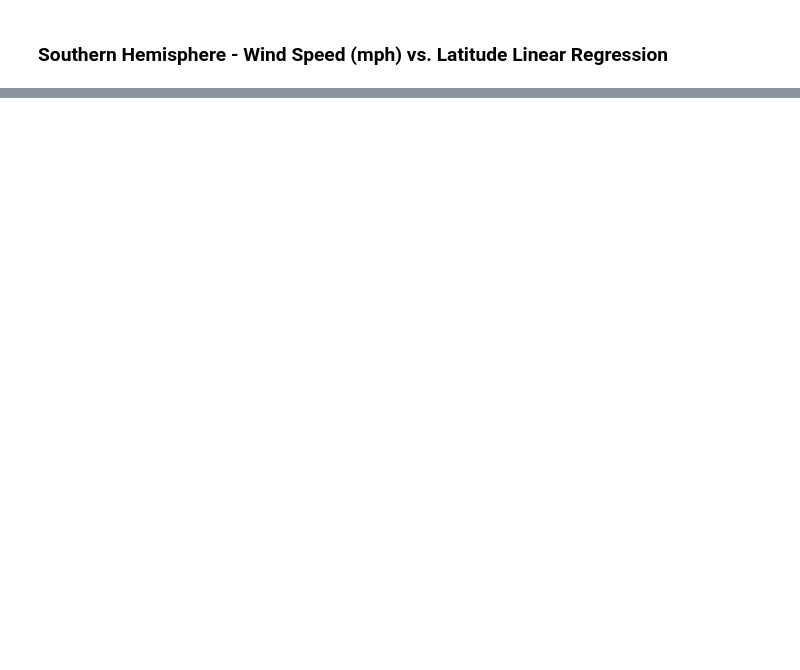
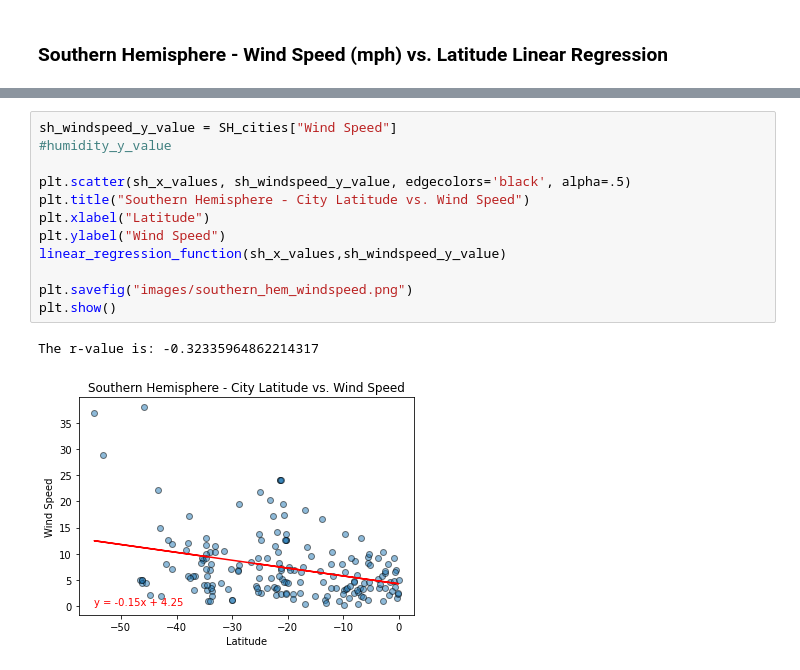
Before and after one commit to sir-omoreno/python-api-challenge, a Jupyter notebook: WeatherPy.ipynb, the cells around one changed output, grey strips where cells are left out. Saved outputs shown, nothing was run; the diff lists cells and outputs as text; blank space fills up the shorter version.

```diff
--- a/WeatherPy.ipynb
+++ b/WeatherPy.ipynb
@@ -486,0 +447,15 @@ The r-value is: 0.017128274759839232
+# %%
+sh_windspeed_y_value = SH_cities["Wind Speed"]
+#humidity_y_value
+
+plt.scatter(sh_x_values, sh_windspeed_y_value, edgecolors='black', alpha=.5)
+plt.title("Southern Hemisphere - City Latitude vs. Wind Speed")
+plt.xlabel("Latitude")
+plt.ylabel("Wind Speed")
+linear_regression_function(sh_x_values,sh_windspeed_y_value)
+
+plt.savefig("images/southern_hem_windspeed.png")
+plt.show()
+# %% [output]
+The r-value is: -0.32335964862214317
+[figure, added]
```
Also changed, not shown: parts of 6 cells of this notebook, 13 other files.
